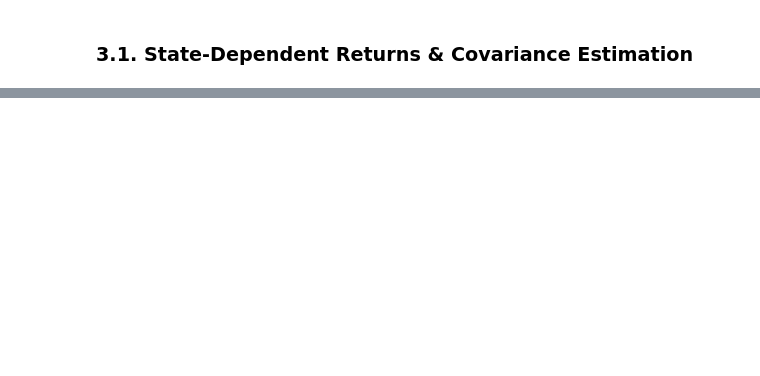
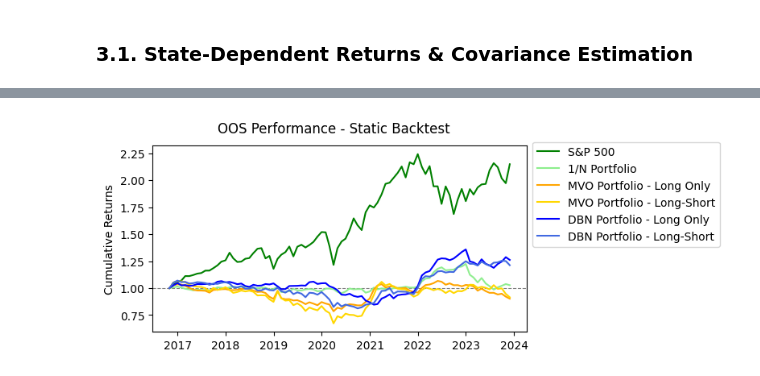
Before and after one commit to dipanshusharma2001/MScFE_WQU_Capstone_Project, a Jupyter notebook: notebooks/02_DYNOTEARS_PoC.ipynb, the cells around one changed output, grey strips where cells are left out. Drawn from its saved outputs; the diff is of its cells as text; code cells hidden in the pictures; blank space fills up the shorter version.

```diff
--- a/notebooks/02_DYNOTEARS_PoC.ipynb
+++ b/notebooks/02_DYNOTEARS_PoC.ipynb
@@ -602,0 +790,3 @@ fctr_mrgnls
+# %%
+# using the first lag1 data point of test data as evidence
+mrgnls = dynotears_inference(bn, test_data, lagN=1, idx=0, lag_var='1')
@@ -972,0 +896,3 @@ Max Drawdown:            -0.191
+# %%
+mus, mu_bar = state_dpndt_returns(df2, train_data, mrgnls)
+mu_bar
@@ -972,0 +957,2 @@ Max Drawdown:            -0.191
+# %%
+Sigmas, Sigma_mix = state_dpndt_covar(df2, train_data, mus, mu_bar)
@@ -972,0 +1130,11 @@ Max Drawdown:            -0.191
+# %%
+cmpr_port = pd.DataFrame(
+    data = {
+        'MVO - Long Only': mvo_long_only["weights"],
+        'DBN - Long Only': dbn_long_only["weights"],
+        'MVO - Long-Short': mvo_long_short["weights"],
+        'DBN - Long-Short': dbn_long_short["weights"],
+    },
+    index = [f[:-5] for f in fctr]
+)
+cmpr_port
@@ -972,0 +1157,62 @@ Max Drawdown:            -0.191
+# %%
+# calculate returns from the test dataset period (including S&P500 benchmark)
+df3 = df1.copy().loc[test_data.index, df1.columns[:6]].pct_change().fillna(0)
+sp500 = df1.copy().loc[test_data.index, 'SP500'].pct_change().fillna(0)
+
+# calculate portfolio cumulative returns
+
+# MVO portfolio
+mvo_long_only_ret = cmpr_port.loc[:, 'MVO - Long Only'] * df3
+mvo_long_short_ret = cmpr_port.loc[:, 'MVO - Long-Short'] * df3
+
+# DBN portfolio
+dbn_long_only_ret = cmpr_port.loc[:, 'DBN - Long Only'] * df3
+dbn_long_short_ret = cmpr_port.loc[:, 'DBN - Long-Short'] * df3
+
+# Equal-weight (1/N) portfolio
+eql_wght = np.full((1,6), 1/6)
+eql_port = (1 + (eql_wght * df3).sum(axis=1)).cumprod()
+
+# plot walk-forward cumulative returns
+plt.subplots()
+
+plt.axhline(1, linewidth = 0.8, c='grey', linestyle = 'dashed')
+
+# # No need to plot the individual factors - too busy!
+# plt.plot((1 + df3).cumprod(),
+#          linewidth = 0.8, alpha = 0.5, label = df3.columns)
+
+plt.plot((1 + sp500).cumprod(), label='S&P 500', c = 'green')
+
+plt.plot(eql_port, label = '1/N Portfolio', c = 'lightgreen')
+
+plt.plot(
+    (1 + mvo_long_only_ret.sum(axis=1)).cumprod(),
+    label = 'MVO Portfolio - Long Only',
+    c = 'orange'
+    )
+
+plt.plot(
+    (1 + mvo_long_short_ret.sum(axis=1)).cumprod(),
+    label = 'MVO Portfolio - Long-Short',
+    c = 'gold'
+    )
+
+plt.plot(
+    (1 + dbn_long_only_ret.sum(axis=1)).cumprod(),
+    label = 'DBN Portfolio - Long Only',
+    c = 'blue'
+    )
+
+plt.plot(
+    (1 + dbn_long_short_ret.sum(axis=1)).cumprod(),
+    label = 'DBN Portfolio - Long-Short',
+    c = 'royalblue'
+    )
+
+plt.ylabel('Cumulative Returns')
+plt.suptitle("OOS Performance - Static Backtest")
+plt.legend(bbox_to_anchor = (1, 1.05))
+plt.show()
+# %% [output]
+[figure, added]
```
Also changed, not shown: parts of 97 cells of this notebook, 8 other files.
